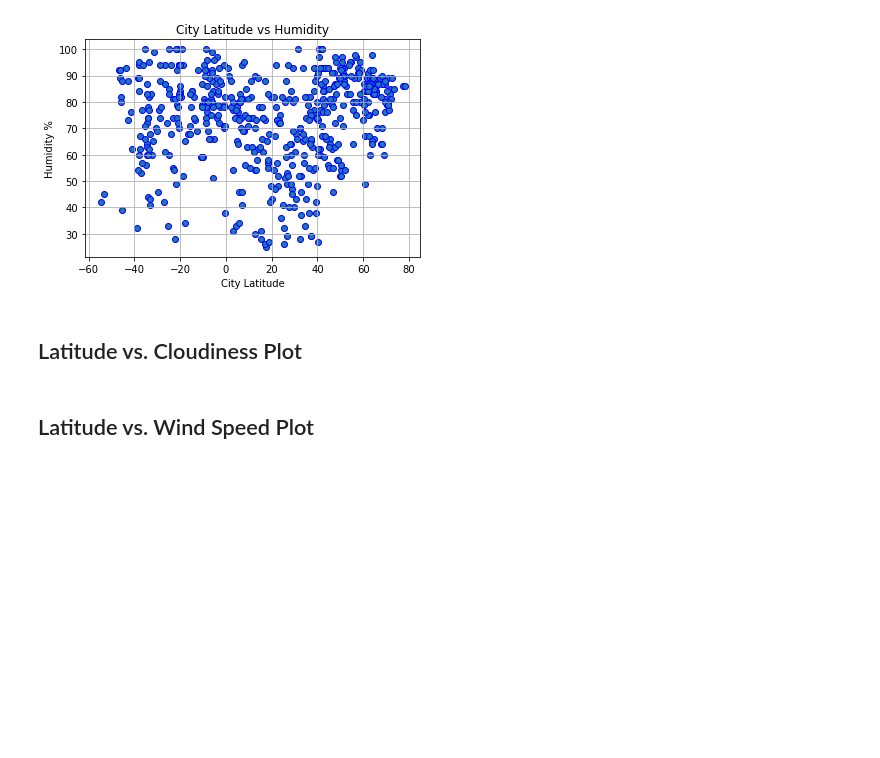
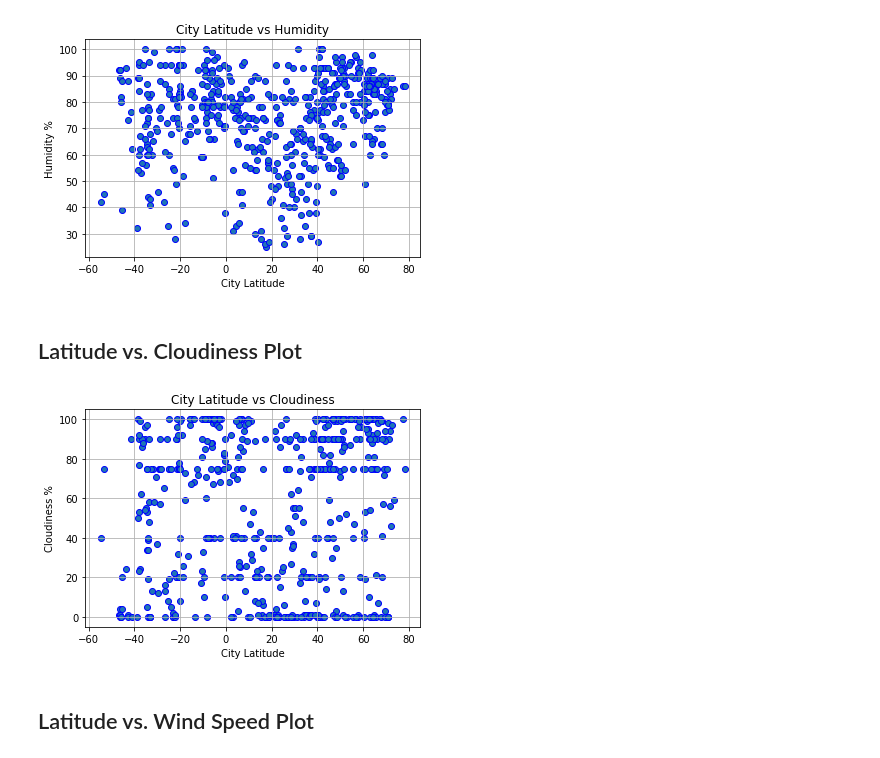
Before and after one commit to g8r1fl/python-api-challenge, a Jupyter notebook: WeatherPy/WeatherPy-Copy1.ipynb, the cells around one changed output. Cells and saved outputs as stored; diff of their text form; code cells hidden in the pictures; blank space fills up the shorter version.

```diff
--- a/WeatherPy/WeatherPy-Copy1.ipynb
+++ b/WeatherPy/WeatherPy-Copy1.ipynb
@@ -285,13 +243,15 @@ plt.show()
 # %%
 x_values = clean_city_data['Lat']
 y_values = clean_city_data['Cloudiness']
-plt.scatter(x_values,y_values)
+plt.scatter(x_values,y_values, edgecolors='b')
 plt.title('City Latitude vs Cloudiness')
 plt.xlabel('City Latitude')
 plt.ylabel('Cloudiness %')
 plt.grid()
 plt.savefig('../output_data/lat_cloudiness.png')
 plt.show()
+# %% [output]
+[figure, added]
 # %% [markdown]
 ## Latitude vs. Wind Speed Plot
 # %%
```
Also changed, not shown: parts of 15 cells of this notebook, 14 other files.
